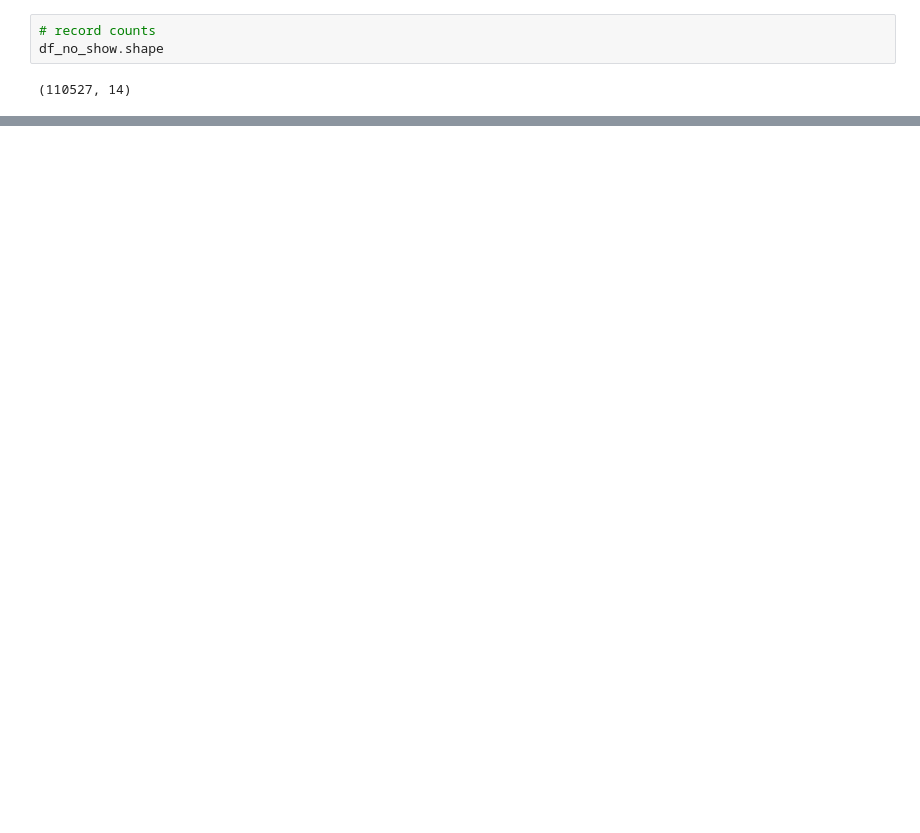
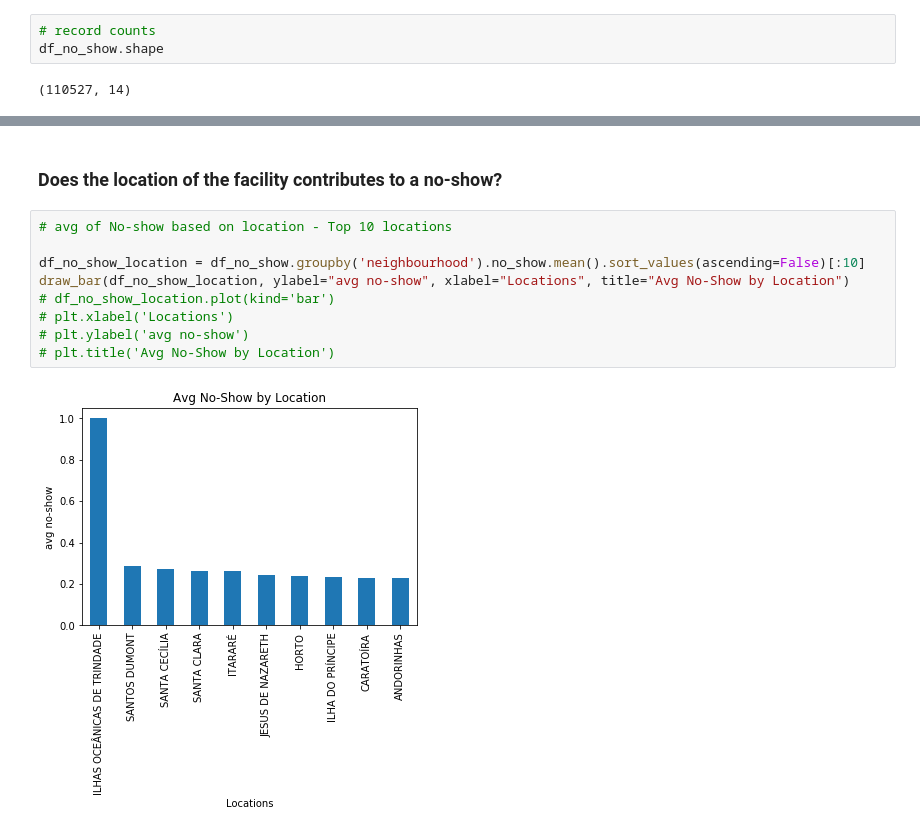
Before and after one commit to Gab001-data/Investigate-a-dataset, a Jupyter notebook: Investigate_a_Dataset.ipynb, the cells around one changed output, grey strips where cells are left out. Drawn from its saved outputs; the diff is of its cells as text; blank space fills up the shorter version.

```diff
--- a/Investigate_a_Dataset.ipynb
+++ b/Investigate_a_Dataset.ipynb
@@ -147,0 +271,13 @@ TypeError: Cannot interpret '<attribute 'dtype' of 'numpy.generic' objects>' as
+# %% [markdown]
+### Does the location of the facility contributes to a no-show?
+# %%
+# avg of No-show based on location - Top 10 locations
+
+df_no_show_location = df_no_show.groupby('neighbourhood').no_show.mean().sort_values(ascending=False)[:10]
+draw_bar(df_no_show_location, ylabel="avg no-show", xlabel="Locations", title="Avg No-Show by Location")
+# df_no_show_location.plot(kind='bar')
+# plt.xlabel('Locations')
+# plt.ylabel('avg no-show')
+# plt.title('Avg No-Show by Location')
+# %% [output]
+[figure, added]
```
Also changed, not shown: parts of 52 cells of this notebook.
